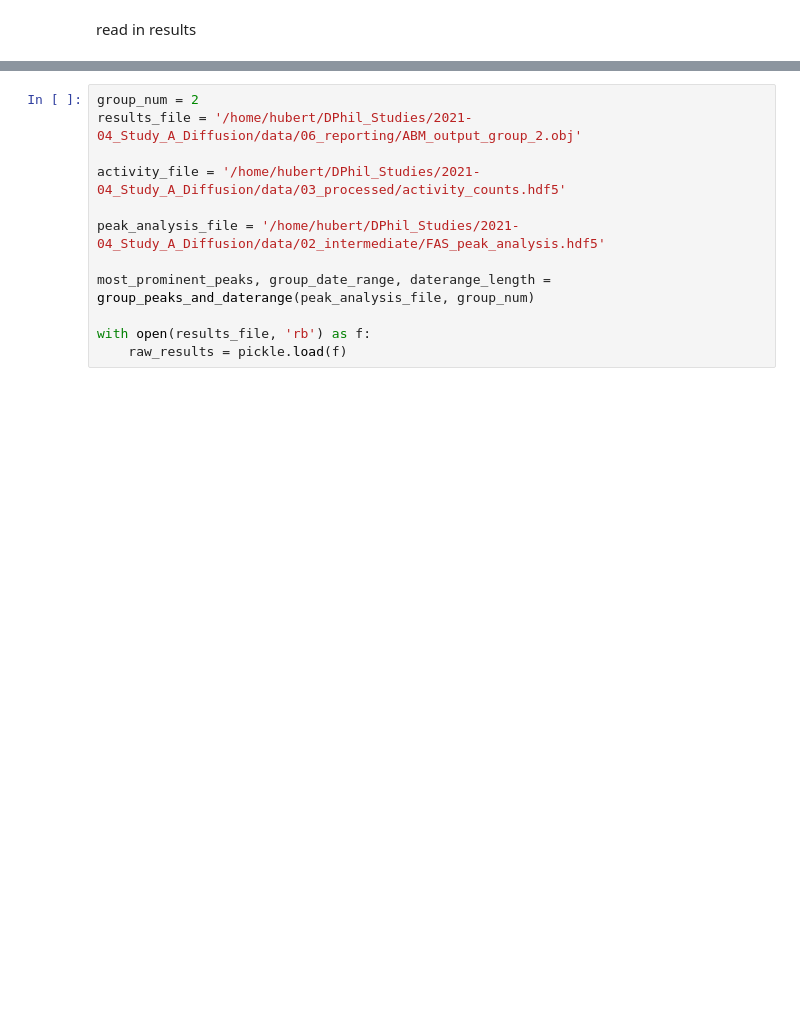
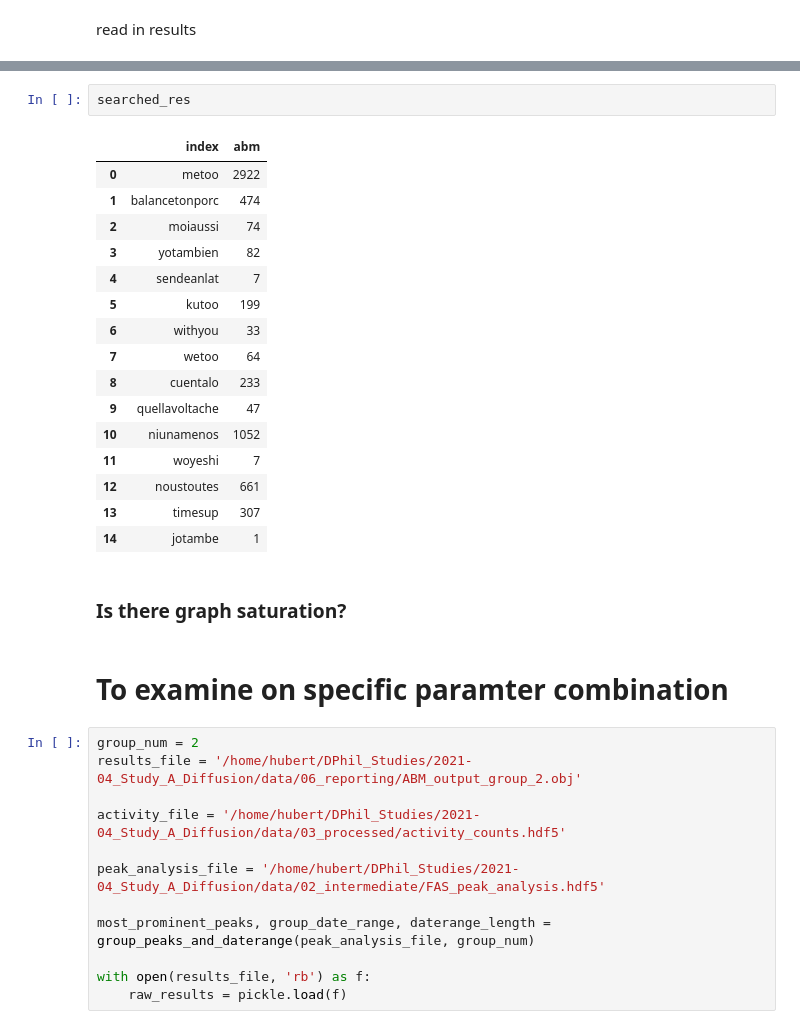
Before and after one commit to hubertau/DPhil_Studies, a Jupyter notebook: 2021-04_Study_A_Diffusion/notebooks/abm_results.ipynb, the cells around one changed output, grey strips where cells are left out. Cells and saved outputs as stored; diff of their text form; blank space fills up the shorter version.

```diff
--- a/2021-04_Study_A_Diffusion/notebooks/abm_results.ipynb
+++ b/2021-04_Study_A_Diffusion/notebooks/abm_results.ipynb
@@ -43,3 +182,26 @@ read in results
+# %%
+searched_res
+# %% [output]
+|  | index | abm |
+| 0 | metoo | 2922 |
+| 1 | balancetonporc | 474 |
+| 2 | moiaussi | 74 |
+| 3 | yotambien | 82 |
+| 4 | sendeanlat | 7 |
+| 5 | kutoo | 199 |
+| 6 | withyou | 33 |
+| 7 | wetoo | 64 |
+| 8 | cuentalo | 233 |
+| 9 | quellavoltache | 47 |
+| 10 | niunamenos | 1052 |
+| 11 | woyeshi | 7 |
+| 12 | noustoutes | 661 |
+| 13 | timesup | 307 |
+| 14 | jotambe | 1 |
+# %% [markdown]
+### Is there graph saturation?
+# %% [markdown]
+# To examine on specific paramter combination
 # %%
 group_num = 2
 results_file = '/home/hubert/DPhil_Studies/2021-04_Study_A_Diffusion/data/06_reporting/ABM_output_group_2.obj'
```
Also changed, not shown: parts of 16 cells of this notebook, 1 other file.
